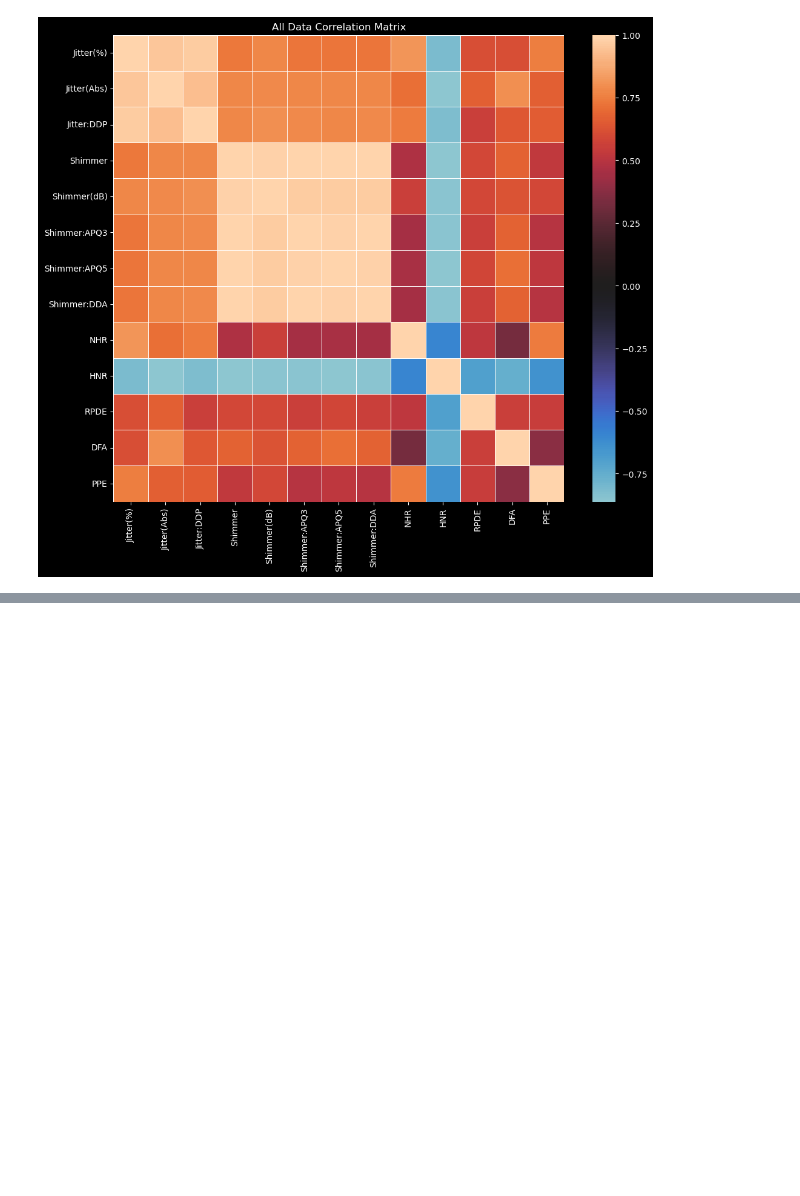
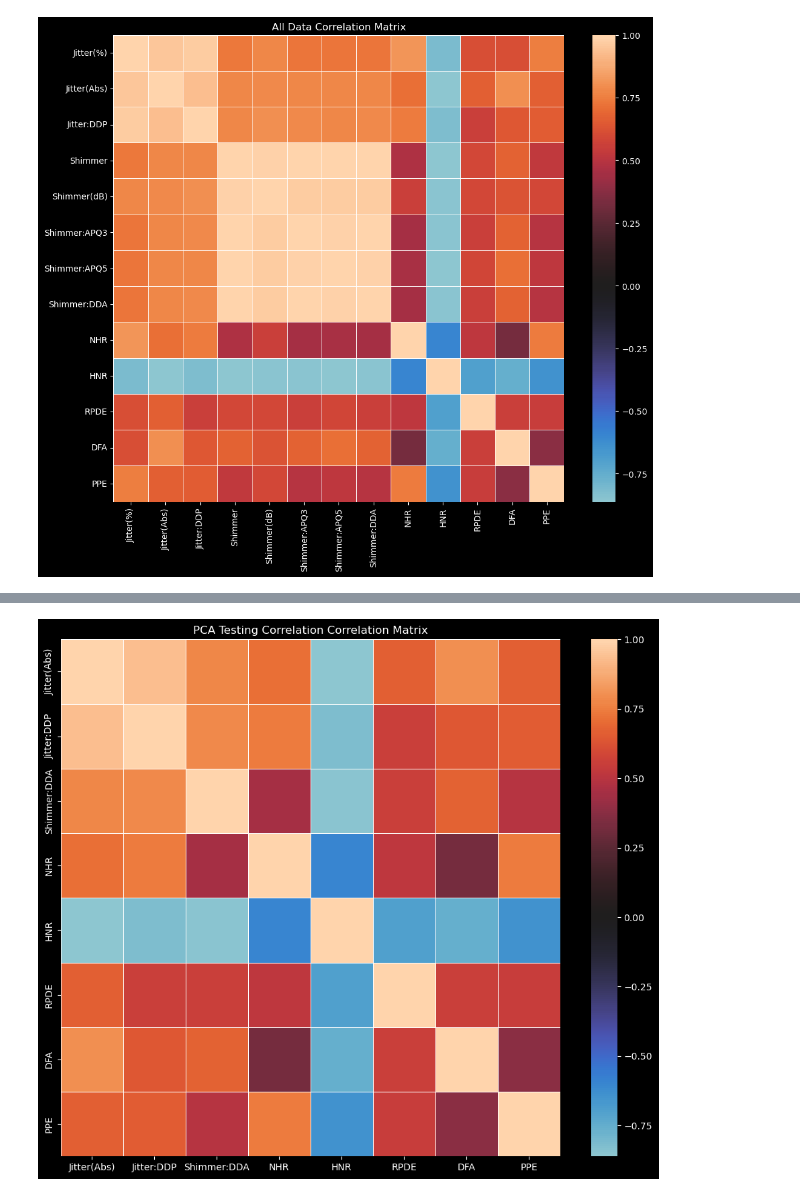
Before and after one commit to AnalyzeVisualize/Parkinson-s-Disease-Detection-w-ML, a Jupyter notebook: main.ipynb, the cells around one changed output, grey strips where cells are left out. Cells and saved outputs as stored; diff of their text form; code cells hidden in the pictures; blank space fills up the shorter version.

```diff
--- a/main.ipynb
+++ b/main.ipynb
@@ -343,0 +361,16 @@ covariance_matrix('All Data', merged_df, overlapping_columns)
+# %%
+# Create a new dataframe for correlation that is based off of merged_df but removes the following columns:
+# Jiterr(Abs), Jitter(%), Shimmer, Shimmer(dB), Shimmer(APQ3), Shimmer(APQ5)
+
+merged_pca_test_df = merged_df.copy()
+
+# Remove the columns
+merged_pca_test_df = merged_pca_test_df.drop(columns=['Jitter(%)', 'Shimmer', 'Shimmer(dB)', 'Shimmer:APQ3', 'Shimmer:APQ5'])
+
+# Create a list of the columns in merged_corr_test_df
+corr_columns = merged_pca_test_df.columns
+
+# Create a covariance matrix for the merged_corr_test_df
+covariance_matrix('PCA Testing Correlation', merged_pca_test_df, corr_columns)
+# %% [output]
+[figure, added]
```
Also changed, not shown: parts of 3 cells of this notebook.
